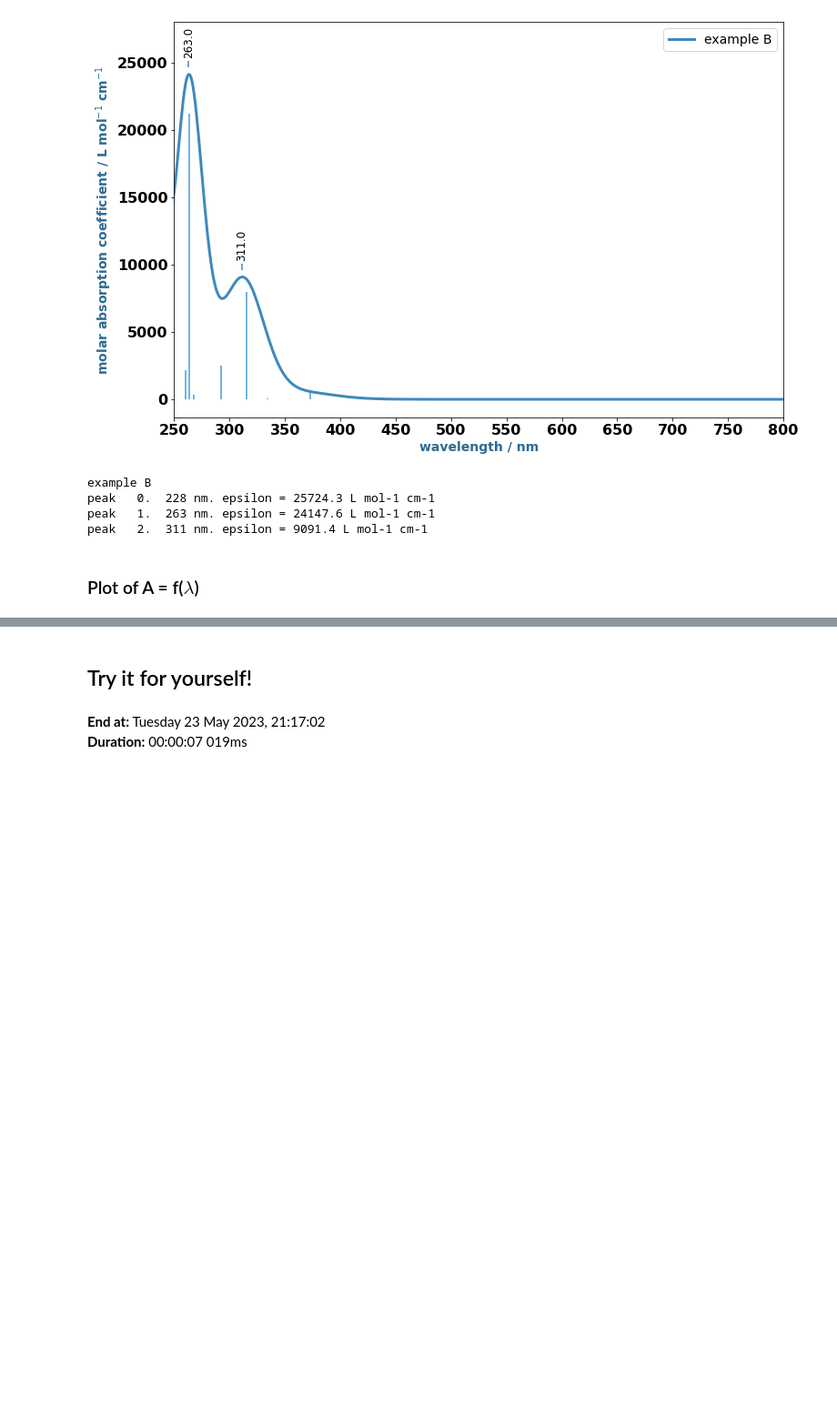
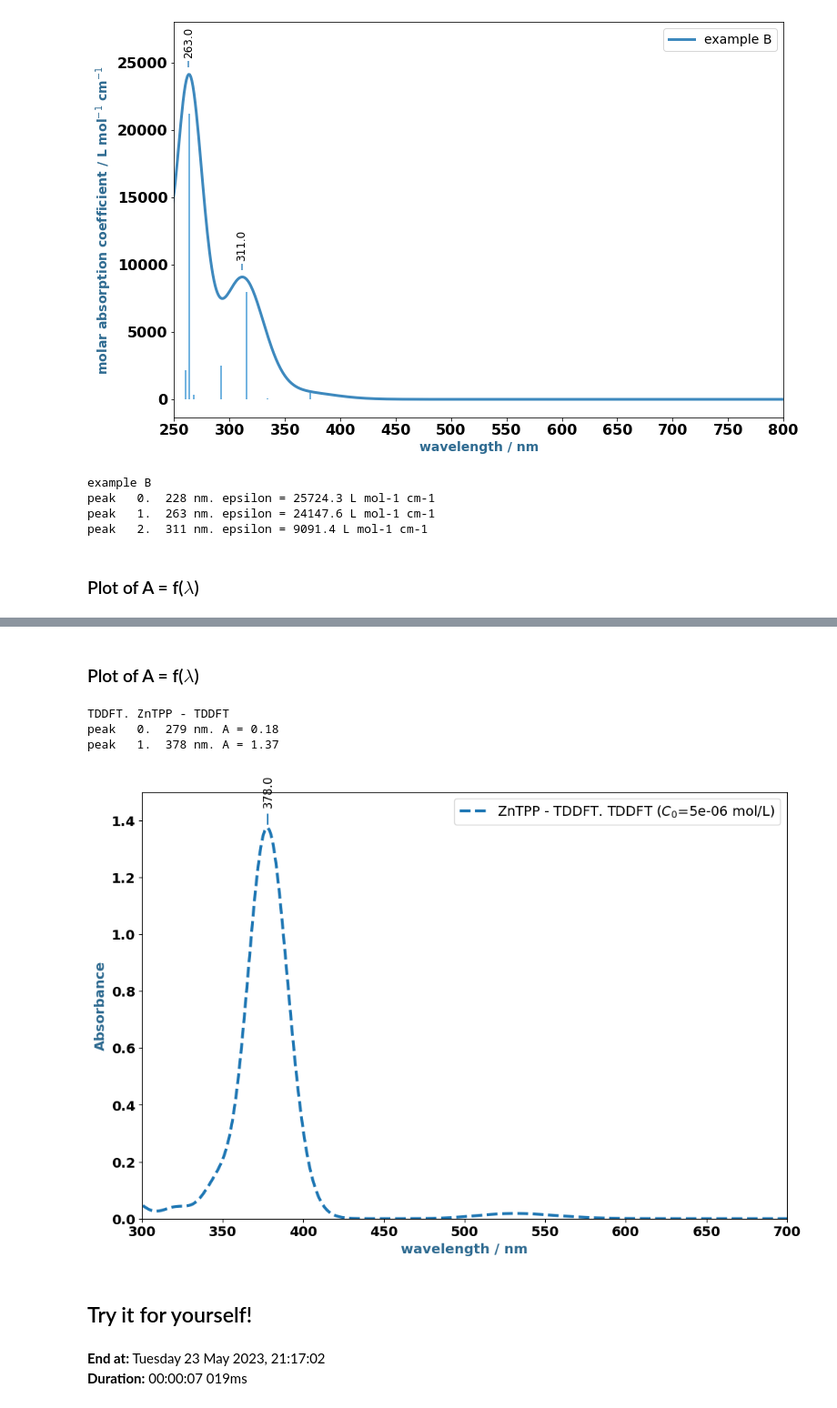
Before and after one commit to rpoteau/pyPhysChem, a Jupyter notebook: EasterEgg.ipynb, the cells around one changed output, grey strips where cells are left out. Shown at 91% size. Cells and saved outputs as stored; diff of their text form; code cells hidden in the pictures; blank space fills up the shorter version.

```diff
--- a/EasterEgg.ipynb
+++ b/EasterEgg.ipynb
@@ -393,3 +539,28 @@ peak   1. 536.0 nm. A = 0.23
+# %% [markdown]
+### Plot of A = f($\lambda$)
+# %%
+#### Both for TDDFT and exp spectra
+fig, graph = initializePlotA_lambda(12, 8)
+lambdaMin = 300
+lambdaMax = 700
+Amax = 1.5
+
+#### TDDFT
+dataFilesTDDFT = ["./EasterEgg/ZnTPP/ZnTPP-TDDDFT_ExcStab.dat"]
+C0theo = [5e-6]
+titlesTDDFT = ["ZnTPP - TDDFT"]
+plotAbs_lambda_TDDFT(graph, dataFilesTDDFT, C0theo, lambdaMin, lambdaMax, Amax, titlesTDDFT, sigma=0.15)
+
+#### exp
+# csvFilesExp = ["./EasterEgg/ExpAbsSpectrumAc.csv","./EasterEgg/ExpAbsSpectrumEtOH.csv"]
+# C0exp = [3.1e-5]*2
+# titlesExp = ["after irradiation [acetone]", "after irradiation [ethanol]"]
+# replotAbs_lambda_exp(graph, True, csvFilesExp, C0exp, lambdaMin, lambdaMax, Amax, titlesExp)
+# %% [output]
+TDDFT. ZnTPP - TDDFT
+peak   0.  279 nm. A = 0.18
+peak   1.  378 nm. A = 1.37
+[figure, added]
 # %% [markdown]
 ## Try it for yourself!
 # %%
```
Also changed, not shown: parts of 11 cells of this notebook, 26 other files.
